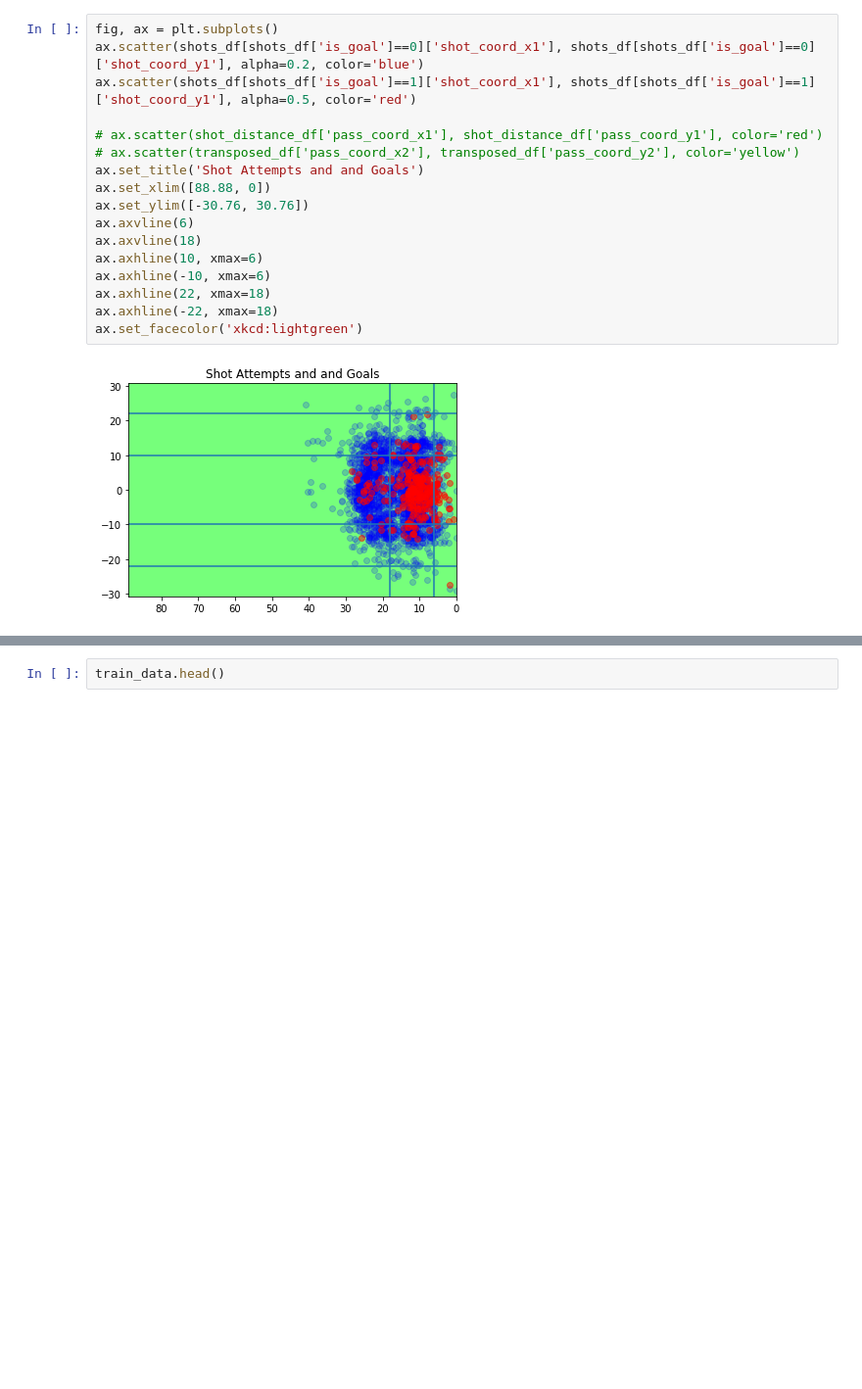
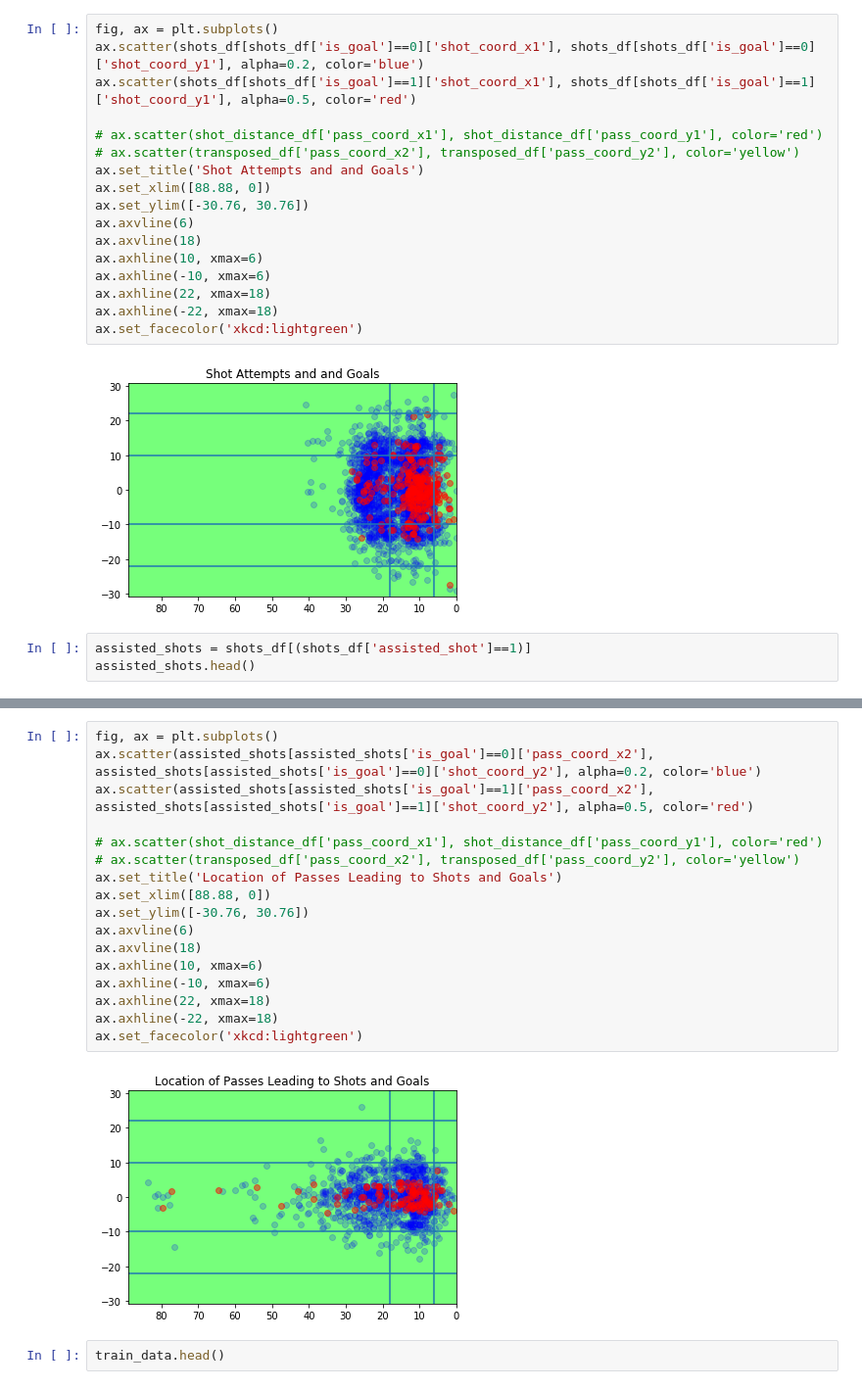
Before and after one commit to d-v-dlee/super_liga_xg, a Jupyter notebook: mongotofinalxg.ipynb, the cells around one changed output, grey strips where cells are left out. Shown at 98% size. Drawn from its saved outputs; the diff is of its cells as text; blank space fills up the shorter version.

```diff
--- a/mongotofinalxg.ipynb
+++ b/mongotofinalxg.ipynb
@@ -259,3 +247,6 @@ ax.axhline(-22, xmax=18)
 ax.set_facecolor('xkcd:lightgreen')
 # %% [output]
 [figure]
+# %%
+assisted_shots = shots_df[(shots_df['assisted_shot']==1)]
+assisted_shots.head()
@@ -262,3 +260,22 @@ ax.set_facecolor('xkcd:lightgreen')
+# %%
+fig, ax = plt.subplots()
+ax.scatter(assisted_shots[assisted_shots['is_goal']==0]['pass_coord_x2'], assisted_shots[assisted_shots['is_goal']==0]['shot_coord_y2'], alpha=0.2, color='blue')
+ax.scatter(assisted_shots[assisted_shots['is_goal']==1]['pass_coord_x2'], assisted_shots[assisted_shots['is_goal']==1]['shot_coord_y2'], alpha=0.5, color='red')
+
+# ax.scatter(shot_distance_df['pass_coord_x1'], shot_distance_df['pass_coord_y1'], color='red')
+# ax.scatter(transposed_df['pass_coord_x2'], transposed_df['pass_coord_y2'], color='yellow')
+ax.set_title('Location of Passes Leading to Shots and Goals')
+ax.set_xlim([88.88, 0])
+ax.set_ylim([-30.76, 30.76])
+ax.axvline(6)
+ax.axvline(18)
+ax.axhline(10, xmax=6)
+ax.axhline(-10, xmax=6)
+ax.axhline(22, xmax=18)
+ax.axhline(-22, xmax=18)
+ax.set_facecolor('xkcd:lightgreen')
+# %% [output]
+[figure, added]
 # %%
 train_data.head()
 # %% [output]
```
Also changed, not shown: parts of 16 cells of this notebook.
